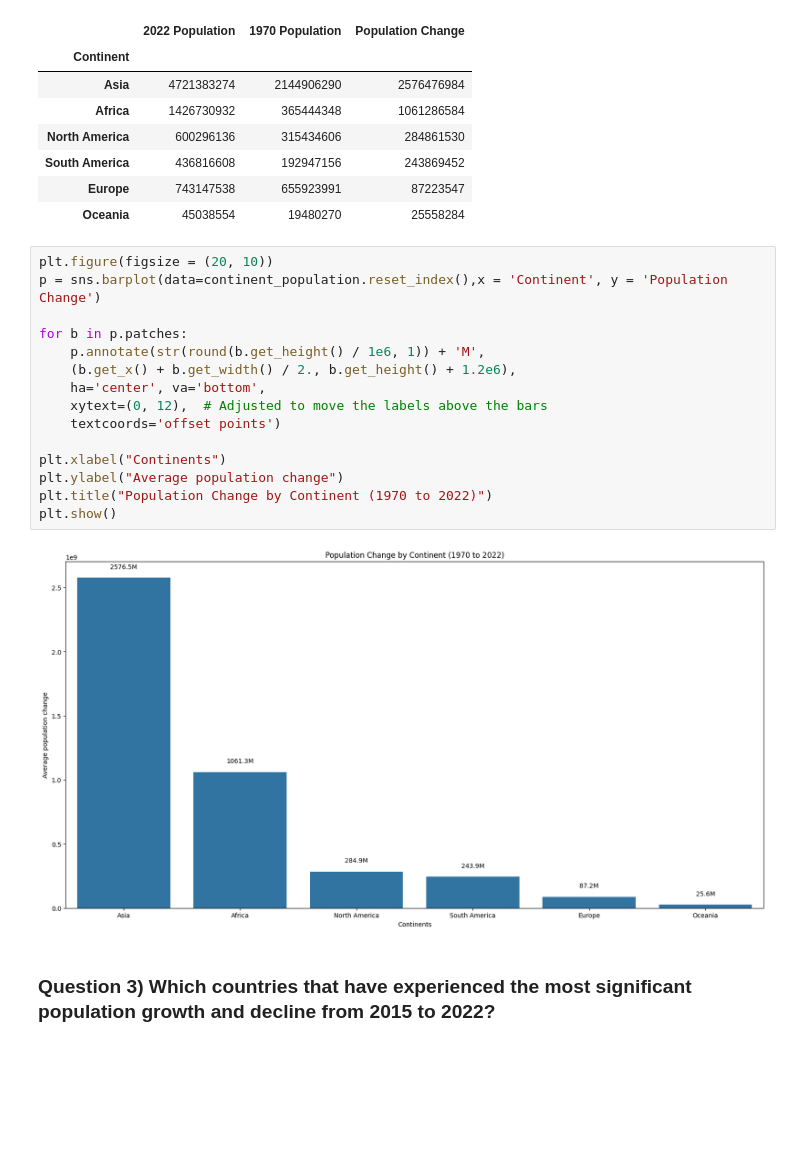
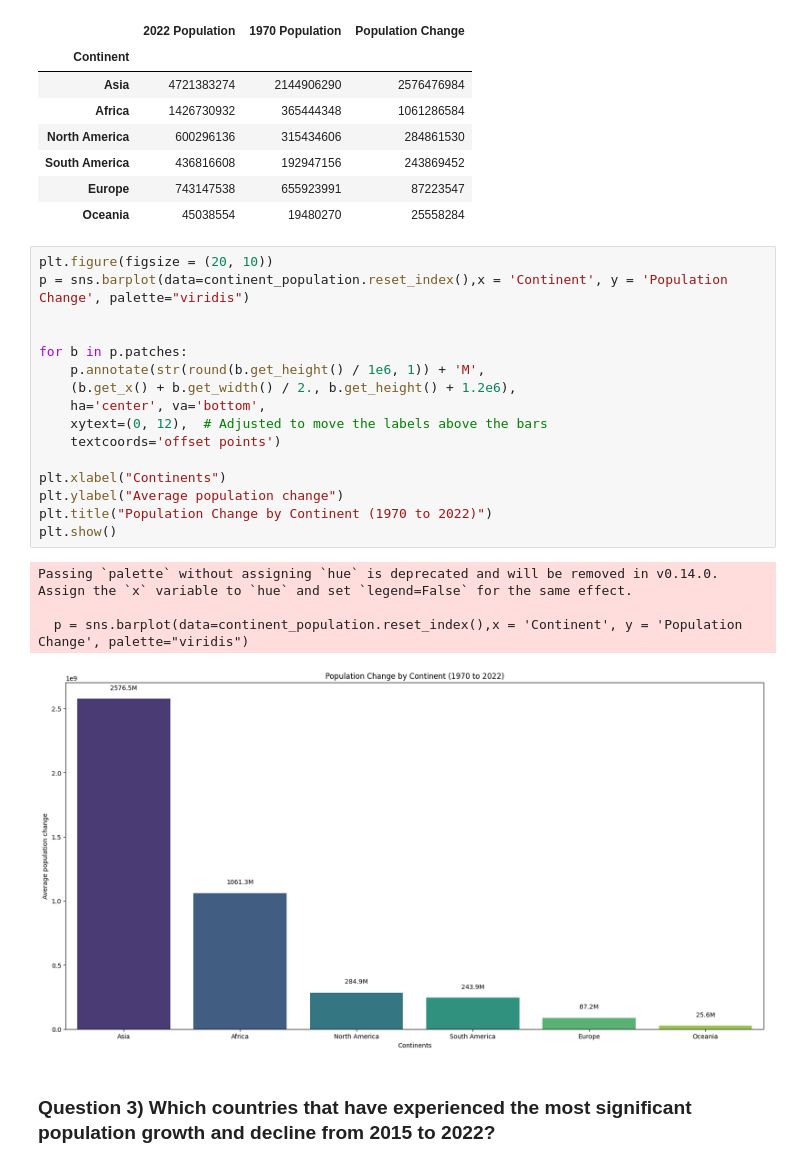
Before and after one commit to Ethann93/World-Population-EDA, a Jupyter notebook: WorldPopulation.ipynb, the cells around one changed output. Drawn from its saved outputs; the diff is of its cells as text; blank space fills up the shorter version.

Commit message:
typo fixed and images added

```diff
--- a/WorldPopulation.ipynb
+++ b/WorldPopulation.ipynb
@@ -263,21 +263,25 @@ continent_population
 | Oceania | 45038554 | 19480270 | 25558284 |
 # %%
 plt.figure(figsize = (20, 10))
-p = sns.barplot(data=continent_population.reset_index(),x = 'Continent', y = 'Population Change')
+p = sns.barplot(data=continent_population.reset_index(),x = 'Continent', y = 'Population Change', palette="viridis")
+
 
 for b in p.patches:
     p.annotate(str(round(b.get_height() / 1e6, 1)) + 'M',
     (b.get_x() + b.get_width() / 2., b.get_height() + 1.2e6),
     ha='center', va='bottom',
     xytext=(0, 12),  # Adjusted to move the labels above the bars
     textcoords='offset points')
 
 plt.xlabel("Continents")
 plt.ylabel("Average population change")
 plt.title("Population Change by Continent (1970 to 2022)")
 plt.show()
 # %% [output]
+Passing `palette` without assigning `hue` is deprecated and will be removed in v0.14.0. Assign the `x` variable to `hue` and set `legend=False` for the same effect.
+
+  p = sns.barplot(data=continent_population.reset_index(),x = 'Continent', y = 'Population Change', palette="viridis")
-[figure, old version]
+[figure, new version]
 # %% [markdown]
 ### Question 3) Which countries that have experienced the most significant population growth and decline from 2015 to 2022?
 # %%
```
Also changed, not shown: 4 other files.
